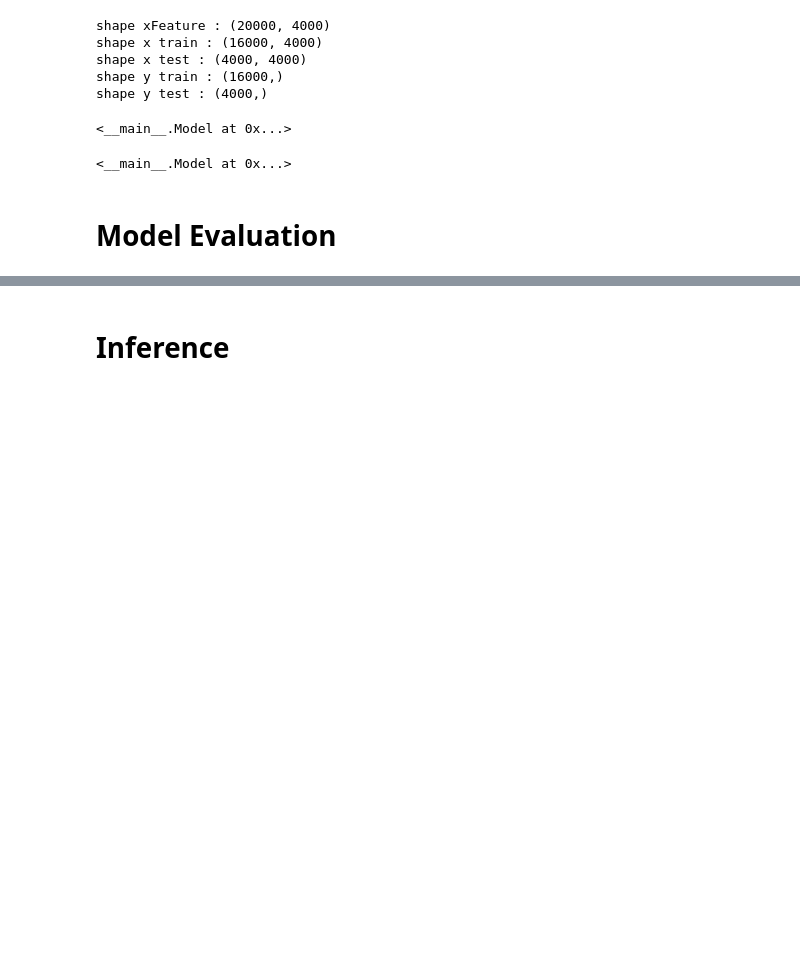
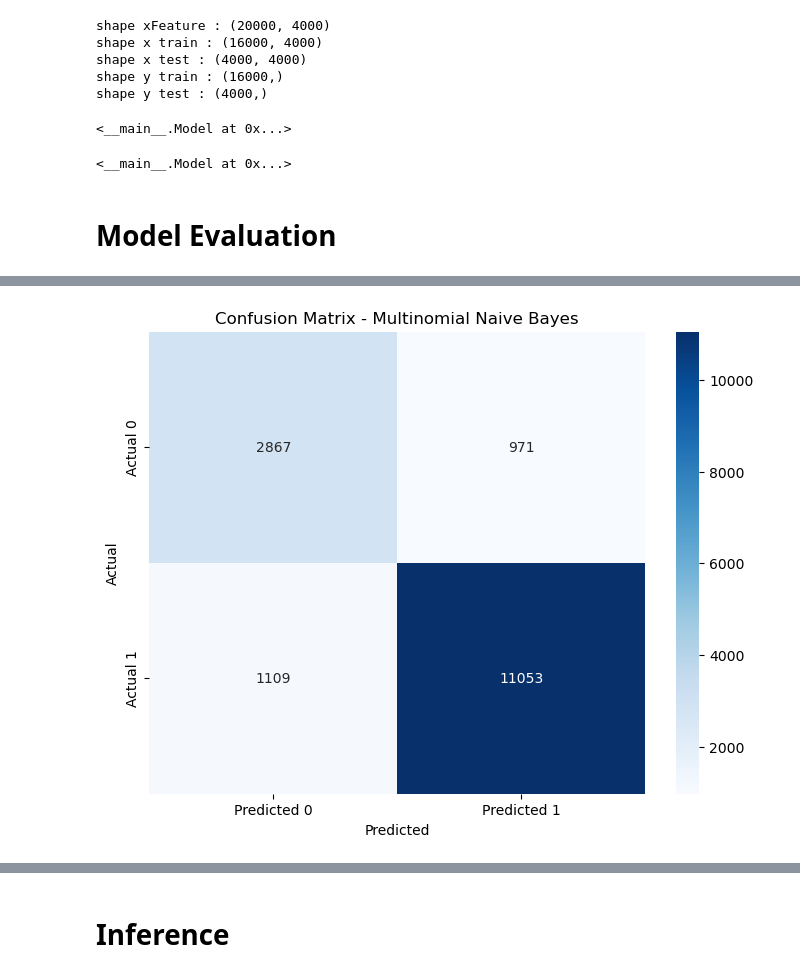
Before and after one commit to avimallik/amazon_reviews_sentiment_analysis_naive_bayes, a Jupyter notebook: amazon_reviews_sentiment_analysis_naive_bayes.ipynb, the cells around one changed output, grey strips where cells are left out. Cells and saved outputs as stored; diff of their text form; code cells hidden in the pictures; blank space fills up the shorter version.

```diff
--- a/amazon_reviews_sentiment_analysis_naive_bayes.ipynb
+++ b/amazon_reviews_sentiment_analysis_naive_bayes.ipynb
@@ -317,0 +353,5 @@ Accuracy Score - Test Split Multinomial NB : 0.93125
+# %%
+cm_multinomial = confusion_matrix(y_train, ypred_training_bernouli)
+plot_confusion(cm_multinomial, 'Confusion Matrix - Multinomial Naive Bayes')
+# %% [output]
+[figure, added]
```
Also changed, not shown: parts of 20 cells of this notebook, 9 other files.
